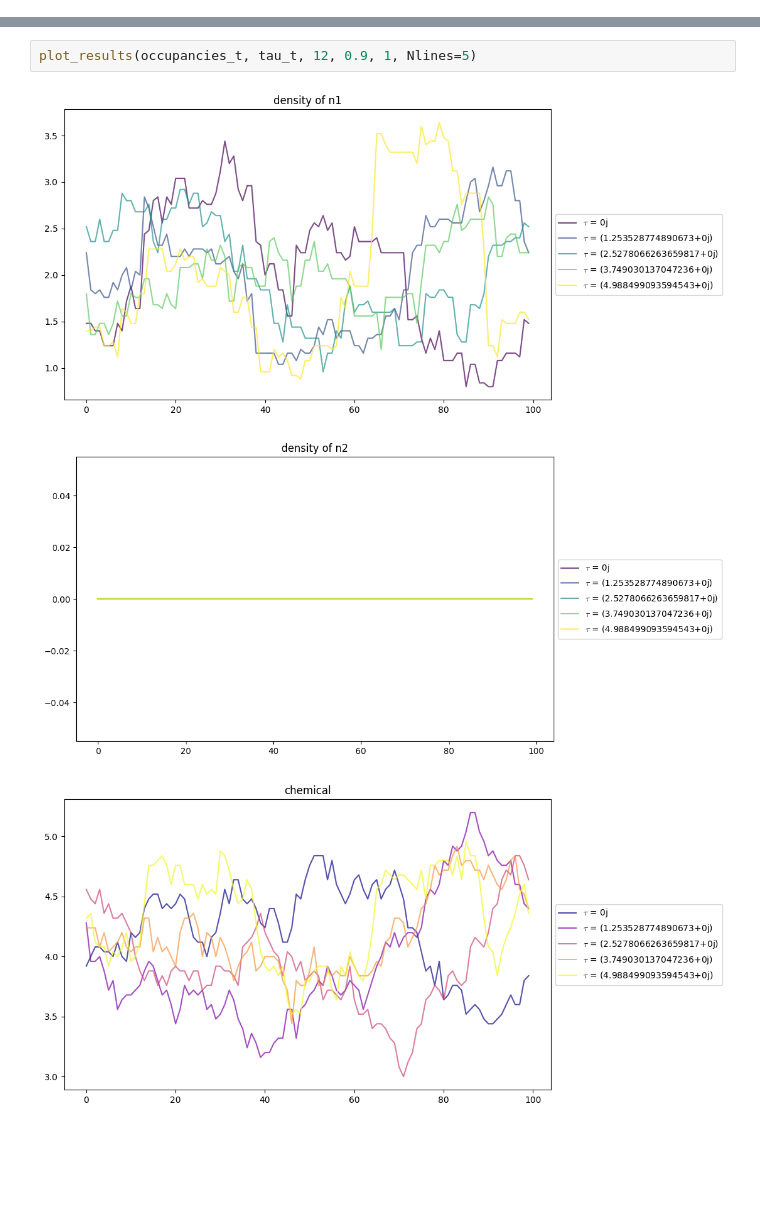
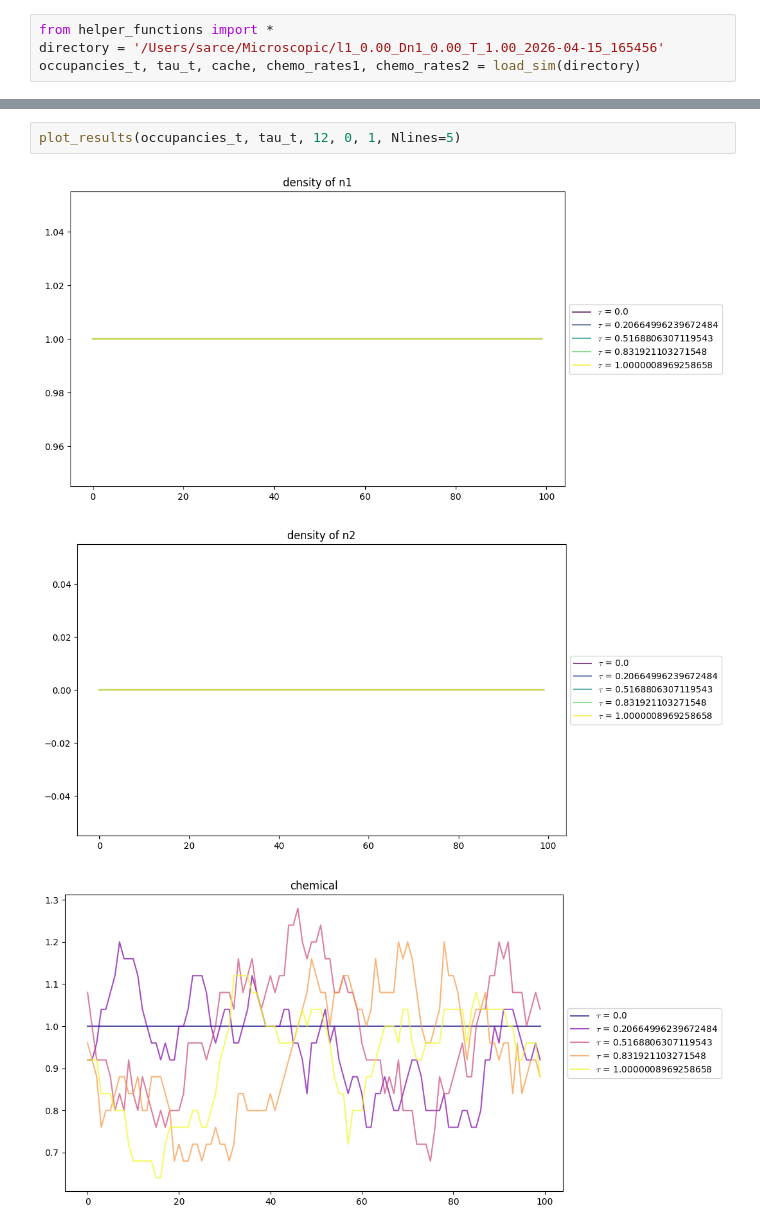
Before and after one commit to HappyTurtle99/Microscopic, a Jupyter notebook: mastereq_sim.ipynb, the cells around one changed output, grey strips where cells are left out. Saved outputs shown, nothing was run; the diff lists cells and outputs as text; blank space fills up the shorter version.

```diff
--- a/mastereq_sim.ipynb
+++ b/mastereq_sim.ipynb
@@ -6,0 +5,4 @@ FileNotFoundError: [Errno 2] No such file or directory: '/scratch.local/gtucci/m
+# %%
+from helper_functions import *
+directory = '/Users/sarce/Microscopic/l1_0.00_Dn1_0.00_T_1.00_2026-04-15_165456'
+occupancies_t, tau_t, cache, chemo_rates1, chemo_rates2 = load_sim(directory)
@@ -7,6 +11,6 @@ FileNotFoundError: [Errno 2] No such file or directory: '/scratch.local/gtucci/m
 # %%
-plot_results(occupancies_t, tau_t, 12, 0.9, 1, Nlines=5)
+plot_results(occupancies_t, tau_t, 12, 0, 1, Nlines=5)
 # %% [output]
-[figure, old version]
+[figure, new version]
-[figure, old version]
+[figure, new version]
-[figure, old version]
+[figure, new version]
```
Also changed, not shown: parts of 2 cells of this notebook, 14 other files.
